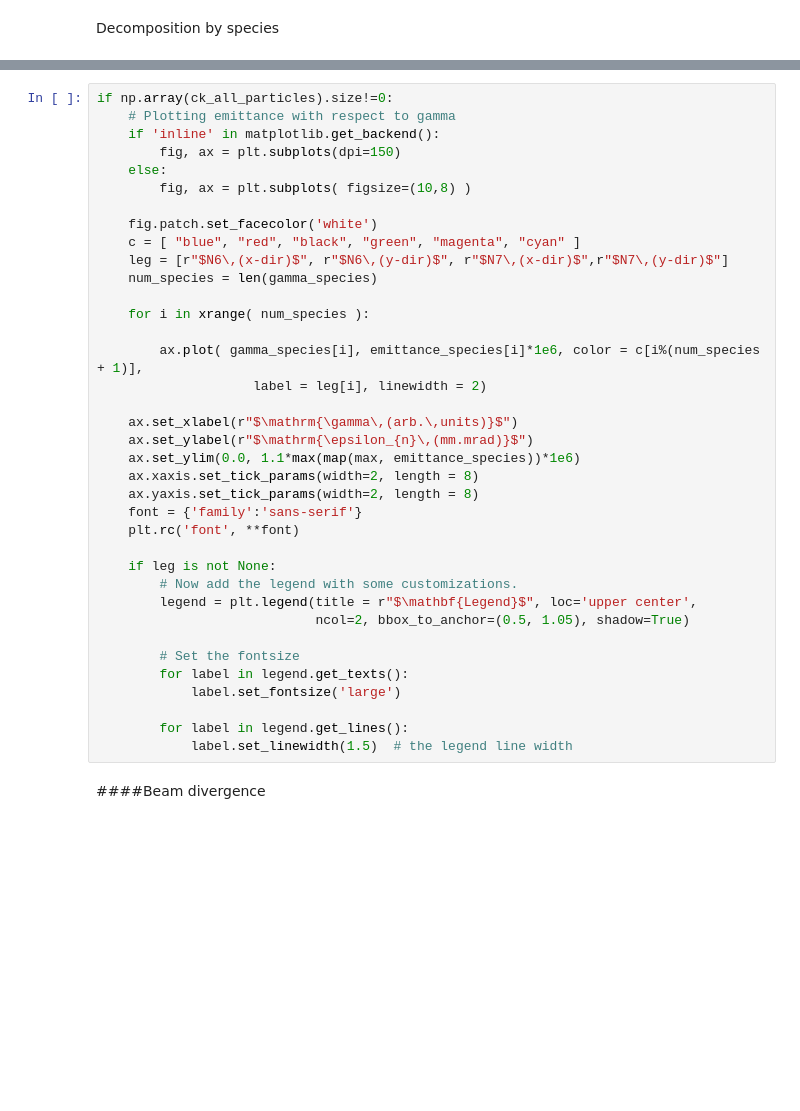
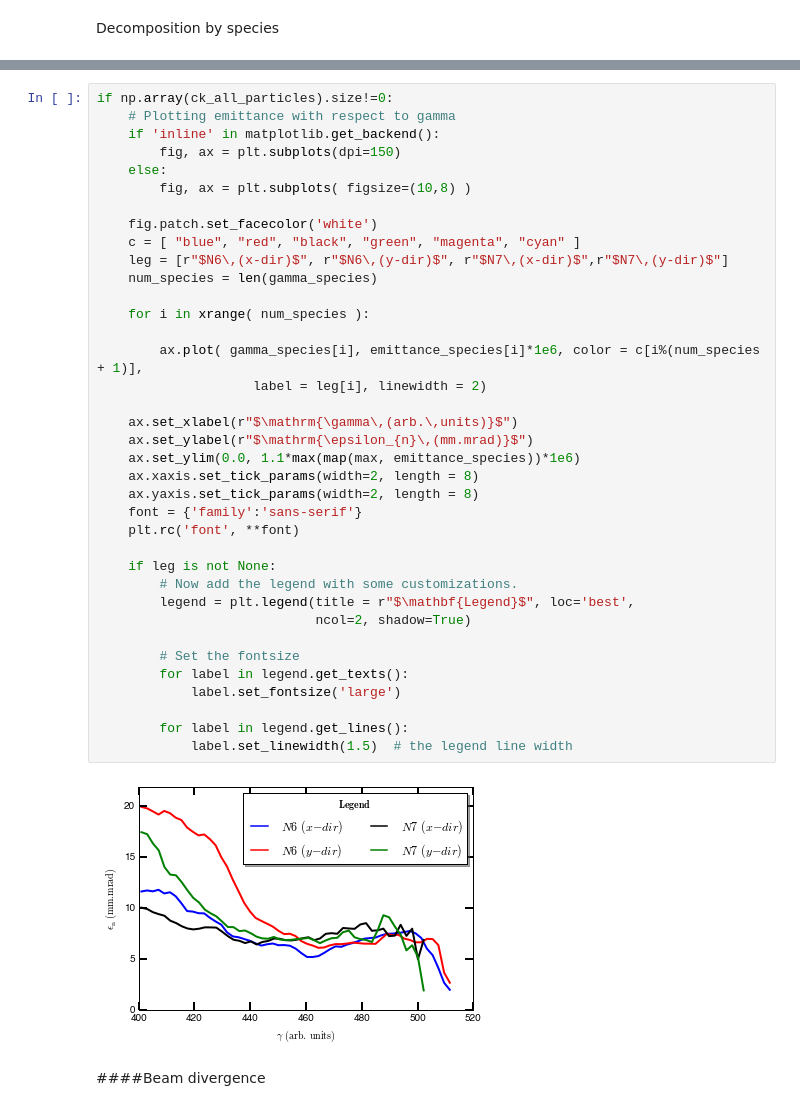
Before and after one commit to kcirtap2014/LPA_PDB_diagnostics, a Jupyter notebook: quickstart_notebook/quickstart_one.ipynb, the cells around one changed output, grey strips where cells are left out. Drawn from its saved outputs; the diff is of its cells as text; blank space fills up the shorter version.

```diff
--- a/quickstart_notebook/quickstart_one.ipynb
+++ b/quickstart_notebook/quickstart_one.ipynb
@@ -286,35 +400,37 @@ if np.array(ck_all_particles).size!=0:
     else:
         fig, ax = plt.subplots( figsize=(10,8) )
 
     fig.patch.set_facecolor('white')
     c = [ "blue", "red", "black", "green", "magenta", "cyan" ]
     leg = [r"$N6\,(x-dir)$", r"$N6\,(y-dir)$", r"$N7\,(x-dir)$",r"$N7\,(y-dir)$"]
     num_species = len(gamma_species)
 
     for i in xrange( num_species ):
 
         ax.plot( gamma_species[i], emittance_species[i]*1e6, color = c[i%(num_species + 1)],
                     label = leg[i], linewidth = 2)
 
     ax.set_xlabel(r"$\mathrm{\gamma\,(arb.\,units)}$")
     ax.set_ylabel(r"$\mathrm{\epsilon_{n}\,(mm.mrad)}$")
     ax.set_ylim(0.0, 1.1*max(map(max, emittance_species))*1e6)
     ax.xaxis.set_tick_params(width=2, length = 8)
     ax.yaxis.set_tick_params(width=2, length = 8)
     font = {'family':'sans-serif'}
     plt.rc('font', **font)
 
     if leg is not None:
         # Now add the legend with some customizations.
-        legend = plt.legend(title = r"$\mathbf{Legend}$", loc='upper center',
-                            ncol=2, bbox_to_anchor=(0.5, 1.05), shadow=True)
+        legend = plt.legend(title = r"$\mathbf{Legend}$", loc='best',
+                            ncol=2, shadow=True)
 
         # Set the fontsize
         for label in legend.get_texts():
             label.set_fontsize('large')
 
         for label in legend.get_lines():
             label.set_linewidth(1.5)  # the legend line width
+# %% [output]
+[figure, added]
 # %% [markdown]
 ####Beam divergence
 # %%
```
Also changed, not shown: parts of 22 cells of this notebook, 1 other file.
